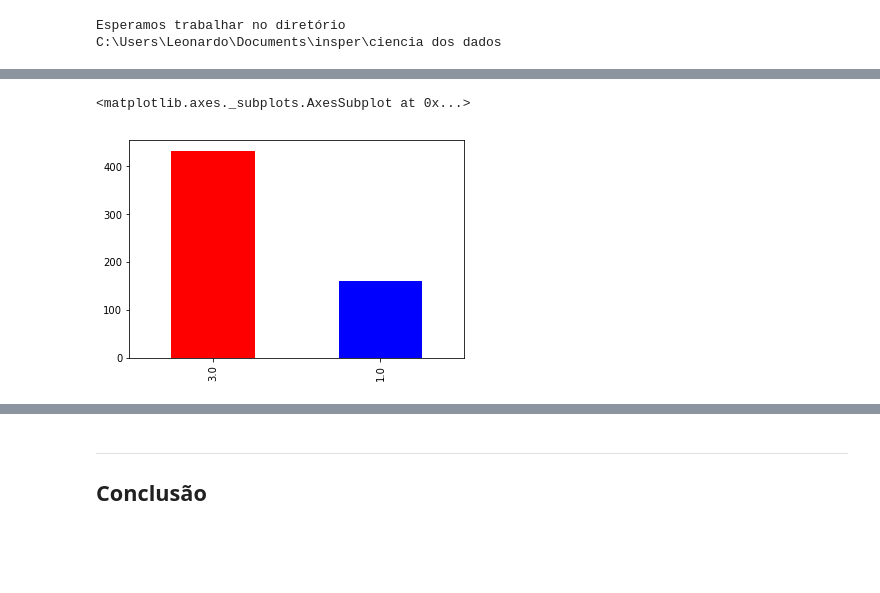
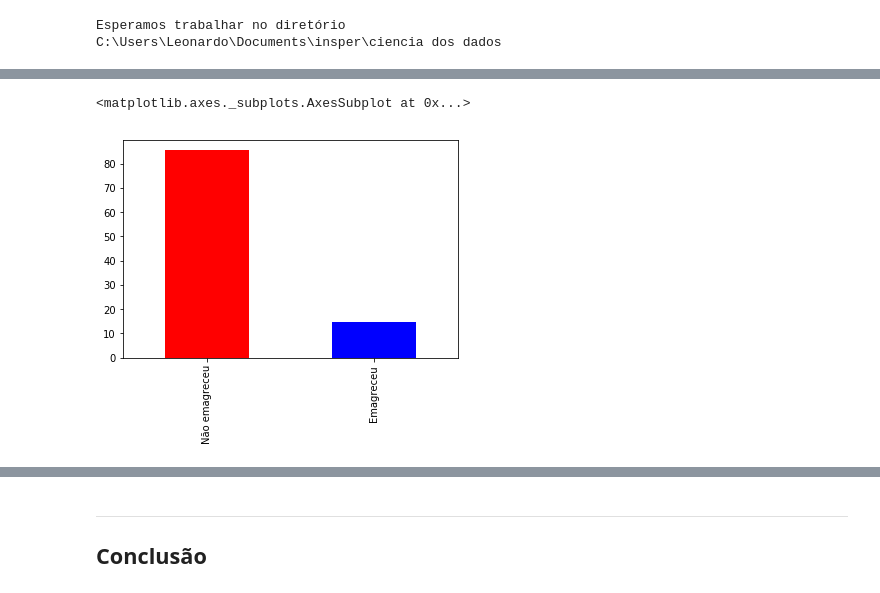
Before and after one commit to leonardoimakuma/projeto-1---CI-NCIA-DOS-DADOS, a Jupyter notebook: Projeto1 Layout.ipynb, the cells around one changed output, grey strips where cells are left out. Saved outputs shown, nothing was run; the diff lists cells and outputs as text; code cells hidden in the pictures; blank space fills up the shorter version.

```diff
--- a/Projeto1 Layout.ipynb
+++ b/Projeto1 Layout.ipynb
@@ -37,4 +38,4 @@ C:\Users\Leonardo\Documents\insper\ciencia dos dados
 # %%
 dados= pd.read_csv('DOM2009.csv',sep=',')
 # %%
-dadosID = dados[dados.UF == 27].loc[ : ,["UF","V0203","V0223","V0224","V0228","V0229","V4623","V4624","V2103","V2105","V2107","V2109","V2119"]]
+dadosID = dados.loc[: ,["UF","V0203","V0207","V0229","V2136","V2103","V2107","V2109","V2119"]]
@@ -43,3 +42,5 @@ dadosCompletos=dadosID[pd.notnull(dadosID.V0203)]
+# %%
+dadosCompletos=dadosID.dropna()
 # %%
 dadosCompletos
 # %% [output]
@@ -83,0 +73,12 @@ Name: V2119, Length: 1631, dtype: float64
+# %%
+dadosCompletos.V0203 = dadosCompletos.V0203.astype("category")
+dadosCompletos.V0203.cat.categories = (['Alvenaria','Madeira aparelhada','Taipa não revestida','Madeira aproveitada','Palha','Outro material'])
+dadosCompletos.V2119 = dadosCompletos.V2119.astype("category")
+dadosCompletos.V2119.cat.categories = (['Emagreceu','Não emagreceu'])
+dadosCompletos.V2103 = dadosCompletos.V2103.astype("category")
+dadosCompletos.V2103.cat.categories = (['Sim','Não'])
+dadosCompletos.V2107 = dadosCompletos.V2107.astype("category")
+dadosCompletos.V2107.cat.categories = (['Sim','Não'])
+dadosCompletos.V2136 = dadosCompletos.V2136.astype("category")
+dadosCompletos.V2136.cat.categories = (['Recebeu alimentos','Não recebeu'])
+dadosCompletos.head()
@@ -84,6 +97,6 @@ Name: V2119, Length: 1631, dtype: float64
 # %%
-Emagreceu = dadosCompletos.V2119.value_counts()
+Emagreceu = dadosCompletos.V2119.value_counts(normalize = True)*100
 Emagreceu.plot(kind='bar', color=('red', 'blue','green'), legend=False)
 # %% [output]
 <matplotlib.axes._subplots.AxesSubplot at 0x...>
-[figure, old version]
+[figure, new version]
```
Also changed, not shown: parts of 17 cells of this notebook.
